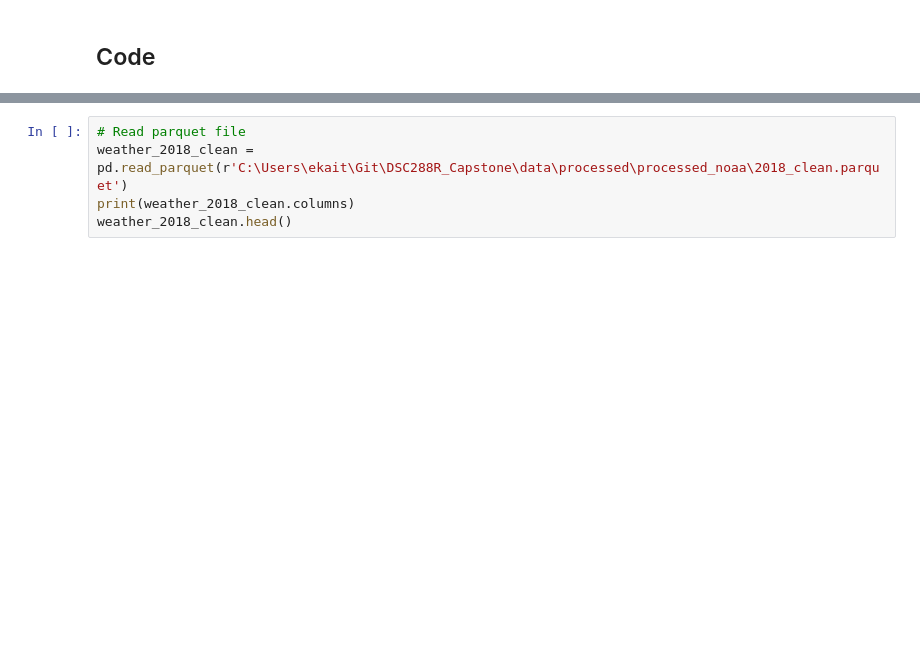
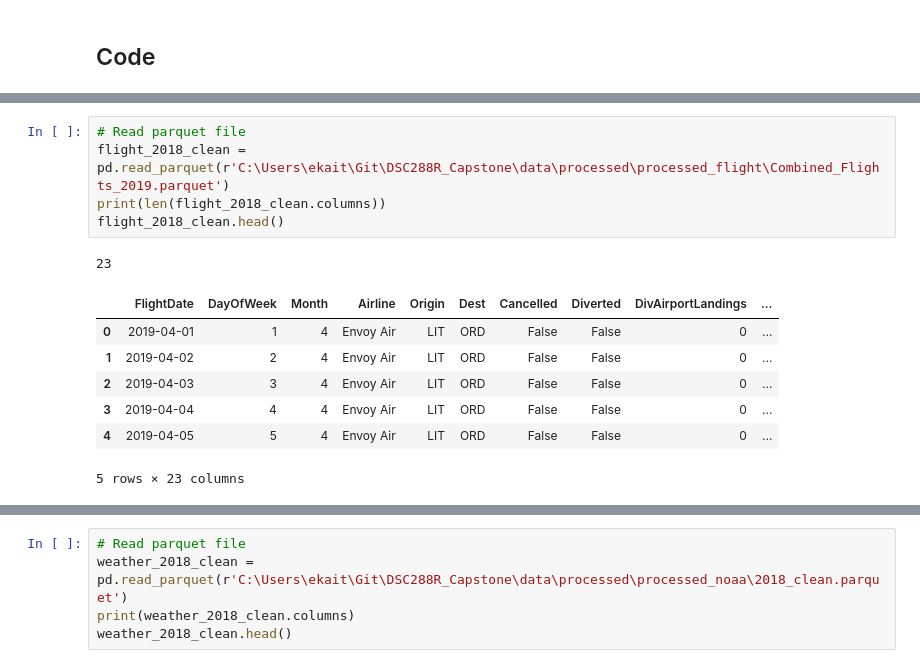
Before and after one commit to ekrichards/DSC288R_Capstone, a Jupyter notebook: notebooks/er.ipynb, the cells around one changed output, grey strips where cells are left out. Drawn from its saved outputs; the diff is of its cells as text; blank space fills up the shorter version.

```diff
--- a/notebooks/er.ipynb
+++ b/notebooks/er.ipynb
@@ -11,0 +41,14 @@ import seaborn as sns
+# %%
+# Read parquet file
+flight_2018_clean = pd.read_parquet(r'C:\Users\ekait\Git\DSC288R_Capstone\data\processed\processed_flight\Combined_Flights_2019.parquet')
+print(len(flight_2018_clean.columns))
+flight_2018_clean.head()
+# %% [output]
+23
+|  | FlightDate | DayOfWeek | Month | Airline | Origin | Dest | Cancelled | Diverted | DivAirportLandings | ... |
+| 0 | 2019-04-01 | 1 | 4 | Envoy Air | LIT | ORD | False | False | 0 | ... |
+| 1 | 2019-04-02 | 2 | 4 | Envoy Air | LIT | ORD | False | False | 0 | ... |
+| 2 | 2019-04-03 | 3 | 4 | Envoy Air | LIT | ORD | False | False | 0 | ... |
+| 3 | 2019-04-04 | 4 | 4 | Envoy Air | LIT | ORD | False | False | 0 | ... |
+| 4 | 2019-04-05 | 5 | 4 | Envoy Air | LIT | ORD | False | False | 0 | ... |
+5 rows × 23 columns
```
Also changed, not shown: parts of 8 cells of this notebook, 5 other files.
